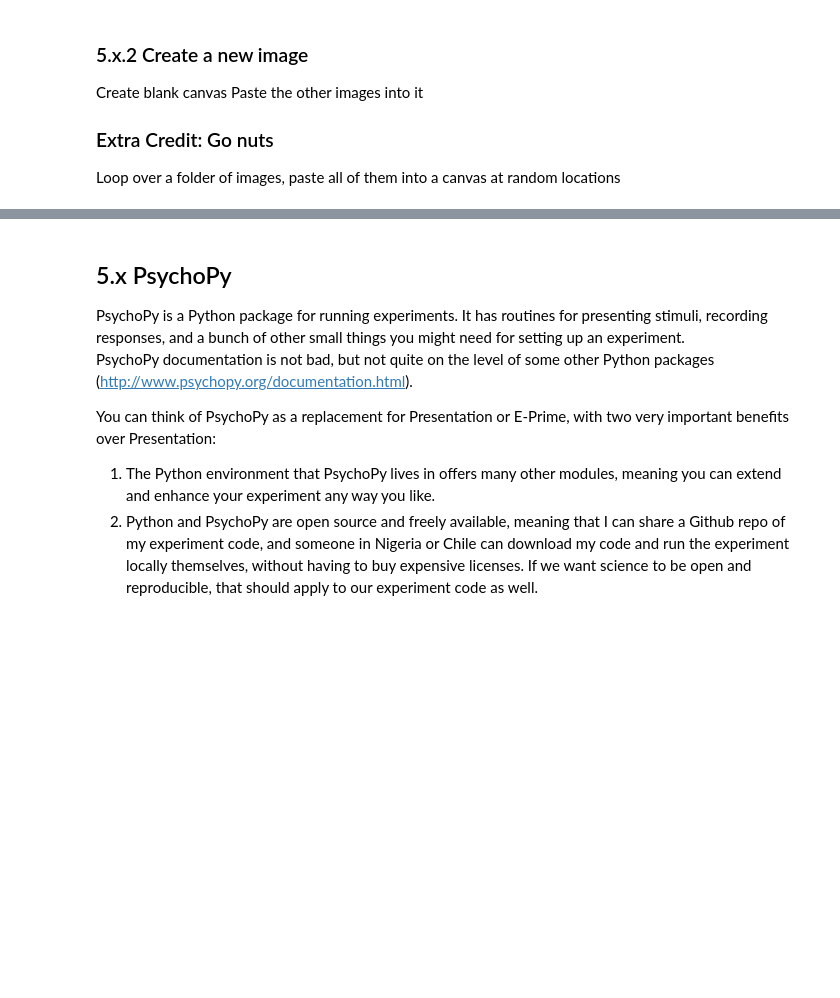
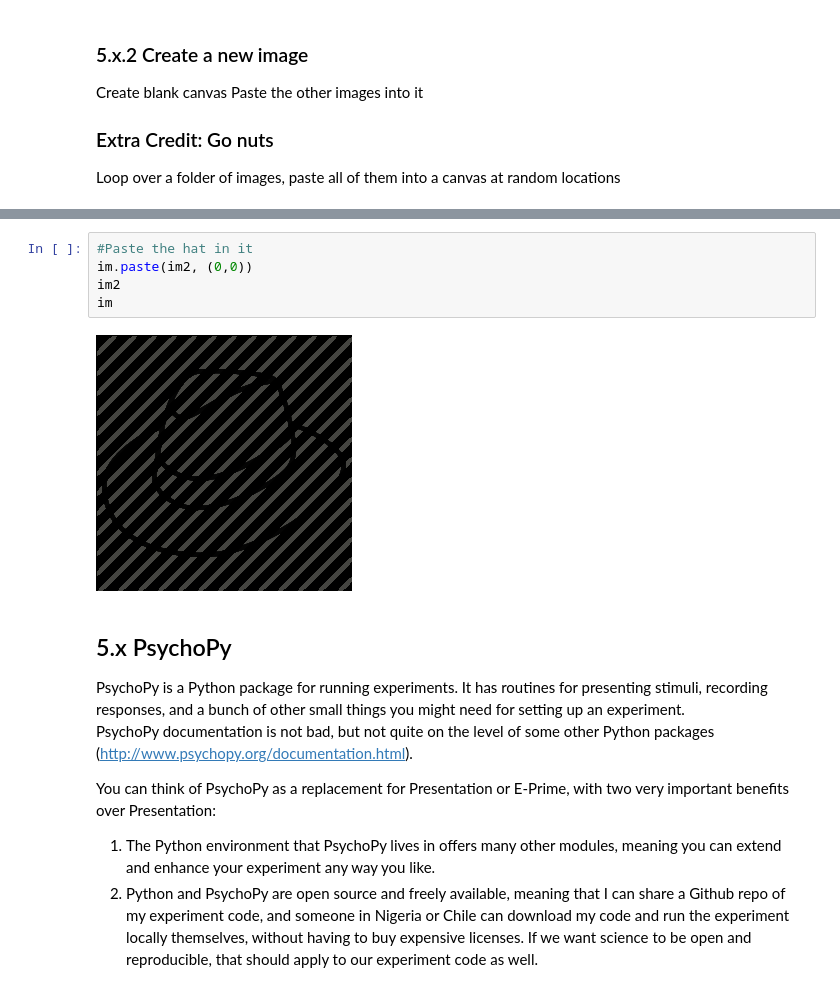
Before and after one commit to mpi-python/mpi-python-intro, a Jupyter notebook: Session5/Session5.ipynb, the cells around one changed output, grey strips where cells are left out. Saved outputs shown, nothing was run; the diff lists cells and outputs as text; blank space fills up the shorter version.

```diff
--- a/Session5/Session5.ipynb
+++ b/Session5/Session5.ipynb
@@ -111,3 +121,10 @@ Loop over a folder of images, paste all of them into a canvas at random location
+# %%
+#Paste the hat in it
+im.paste(im2, (0,0))
+im2
+im
+# %% [output]
+[figure, added]
 # %% [markdown]
 ## 5.x PsychoPy
 PsychoPy is a Python package for running experiments. It has routines for presenting stimuli, recording responses, and a bunch of other small things you might need for setting up an experiment.
```
Also changed, not shown: parts of 19 cells of this notebook, 5 other files.
